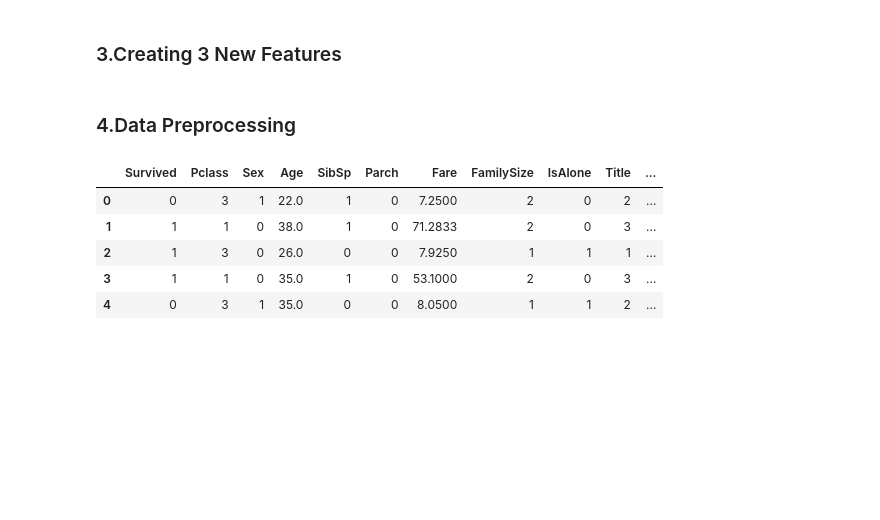
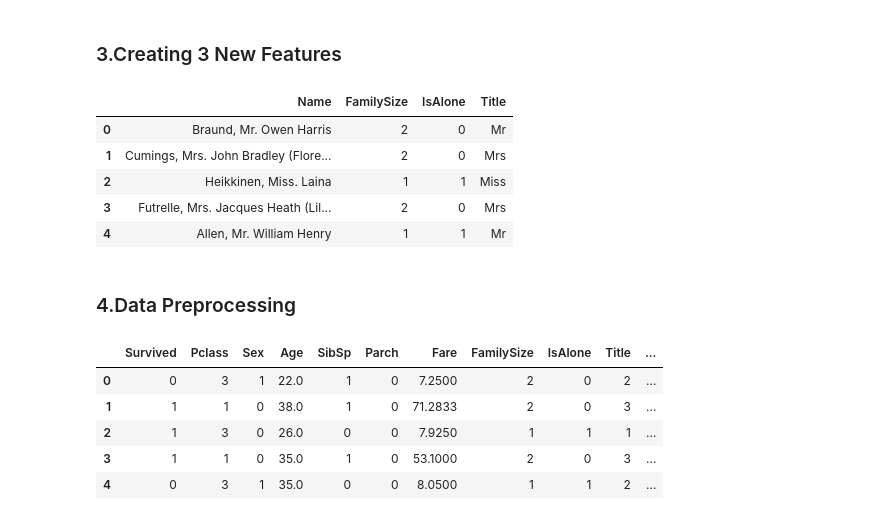
Before and after one commit to dinakaranthiru/AI-Engineer-12-Weeks, a Jupyter notebook: Week6_Task/Feature_Engineering.ipynb, the cells around one changed output. Saved outputs shown, nothing was run; the diff lists cells and outputs as text; code cells hidden in the pictures; blank space fills up the shorter version.

```diff
--- a/Week6_Task/Feature_Engineering.ipynb
+++ b/Week6_Task/Feature_Engineering.ipynb
@@ -27,24 +133,29 @@ df.head()
 # %% [markdown]
 ### 3.Creating 3 New Features
 # %%
-# Feature 1: Family
-df['FamilySize'] = df['SibSp'] + df['Parch'] + 1
+df_new = df_raw.copy()
+
+# Feature 1: Family Size
+df_new['FamilySize'] = df_new['SibSp'] + df_new['Parch'] + 1
 
 # Feature 2: Is Alone
-df['IsAlone'] = (df['FamilySize'] == 1).astype(int)
+df_new['IsAlone'] = (df_new['FamilySize'] == 1).astype(int)
 
 # Feature 3: Title
-
-df['Title'] = df['Name'].str.extract(' ([A-Za-z]+)\\.', expand=False)
-df['Title'] = df['Title'].replace(
-['Lady','Countess','Capt','Col','Don','Dr','Major','Rev','Sir','Jonkheer','Dona'],
-'Rare'
+df_new['Title'] = df_new['Name'].str.extract(' ([A-Za-z]+)\\.', expand=False)
+df_new['Title'] = df_new['Title'].replace(
+    ['Lady', 'Countess', 'Capt', 'Col', 'Don', 'Dr', 'Major', 'Rev', 'Sir', 'Jonkheer', 'Dona'],
+    'Rare'
 )
-df['Title'] = df['Title'].replace({
-'Mlle':'Miss',
-'Ms':'Miss',
-'Mme':'Mrs'
-})
+df_new['Title'] = df_new['Title'].replace({'Mlle': 'Miss', 'Ms': 'Miss', 'Mme': 'Mrs'})
+df_new[['Name', 'FamilySize', 'IsAlone', 'Title']].head()
+# %% [output]
+|  | Name | FamilySize | IsAlone | Title |
+| 0 | Braund, Mr. Owen Harris | 2 | 0 | Mr |
+| 1 | Cumings, Mrs. John Bradley (Flore... | 2 | 0 | Mrs |
+| 2 | Heikkinen, Miss. Laina | 1 | 1 | Miss |
+| 3 | Futrelle, Mrs. Jacques Heath (Lil... | 2 | 0 | Mrs |
+| 4 | Allen, Mr. William Henry | 1 | 1 | Mr |
 # %% [markdown]
 ### 4.Data Preprocessing
 # %%
```
Also changed, not shown: parts of 22 cells of this notebook.
